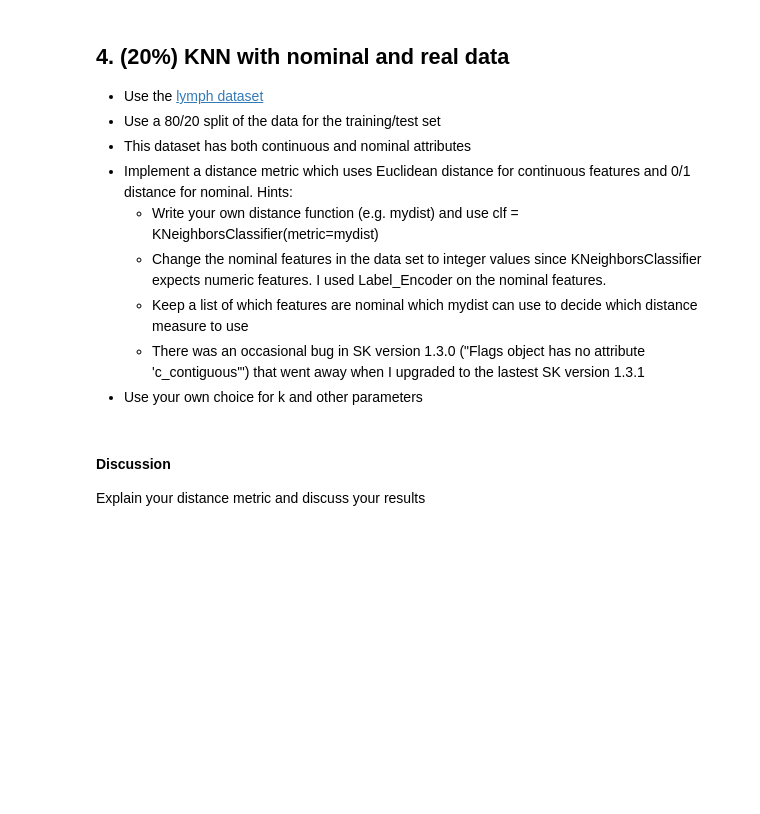
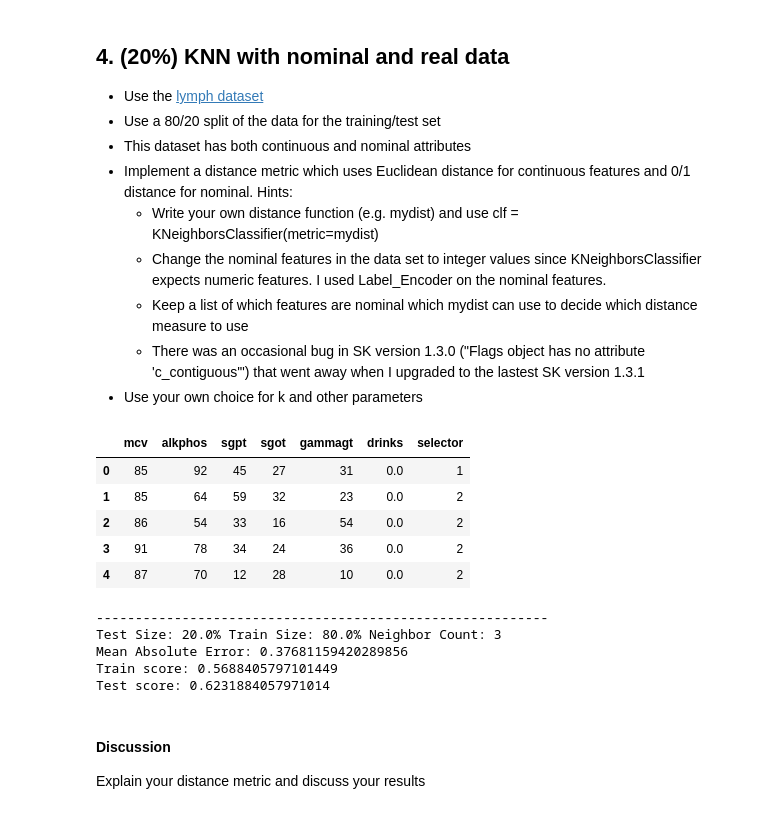
Before and after one commit to tychart/byu-cs-270-projects, a Jupyter notebook: KNN Lab.ipynb, the cells around one changed output. Drawn from its saved outputs; the diff is of its cells as text; code cells hidden in the pictures; blank space fills up the shorter version.

```diff
--- a/KNN Lab.ipynb
+++ b/KNN Lab.ipynb
@@ -250,3 +517,53 @@ How did the k values affect your results for this dataset? How does that compare
+# %%
+# Train/Predict lymph with your own distance metric
+
+df = pd.read_csv("datasets/lymph.csv", delimiter=",")
+
+display(df.head())
+
+X = pd.get_dummies(df.drop('selector', axis=1)).to_numpy()
+y = df['selector'].to_numpy()
+# %% [output]
+|  | mcv | alkphos | sgpt | sgot | gammagt | drinks | selector |
+| 0 | 85 | 92 | 45 | 27 | 31 | 0.0 | 1 |
+| 1 | 85 | 64 | 59 | 32 | 23 | 0.0 | 2 |
+| 2 | 86 | 54 | 33 | 16 | 54 | 0.0 | 2 |
+| 3 | 91 | 78 | 34 | 24 | 36 | 0.0 | 2 |
+| 4 | 87 | 70 | 12 | 28 | 10 | 0.0 | 2 |
+# %%
+test_size = 0.2
+n_neighbors = 3
+weights = "uniform"
+
+def mydist(x: np.ndarray, y: np.ndarray):
+	if (0 not in x and 1 not in x):
+		return x[0]
+
+	return np.sqrt(x.sum() + y.sum())
+
+
+x_train, x_test, y_train, y_test = train_test_split(X, y, test_size=test_size)
+
+clf = KNeighborsClassifier(n_neighbors=n_neighbors, weights=weights, metric=mydist)
+
+clf.fit(x_train, y_train)
+clf.score(x_test, y_test)
+
+y_pred = clf.predict(x_test)
+mae = mean_absolute_error(y_test, y_pred)
+
+
+print("----------------------------------------------------------")
+print(f"Test Size: {test_size * 100}% Train Size: {(1 - test_size) * 100}% Neighbor Count: {n_neighbors}")
+print(f"Mean Absolute Error: {mae}")
+print(f"Train score: {clf.score(x_train, y_train)}")
+print(f"Test score: {clf.score(x_test, y_test)}")
+# %% [output]
+----------------------------------------------------------
+Test Size: 20.0% Train Size: 80.0% Neighbor Count: 3
+Mean Absolute Error: 0.37681159420289856
+Train score: 0.5688405797101449
+Test score: 0.6231884057971014
 # %% [markdown]
 #### Discussion
 Explain your distance metric and discuss your results
```
Also changed, not shown: parts of 33 cells of this notebook, 1 other file.
